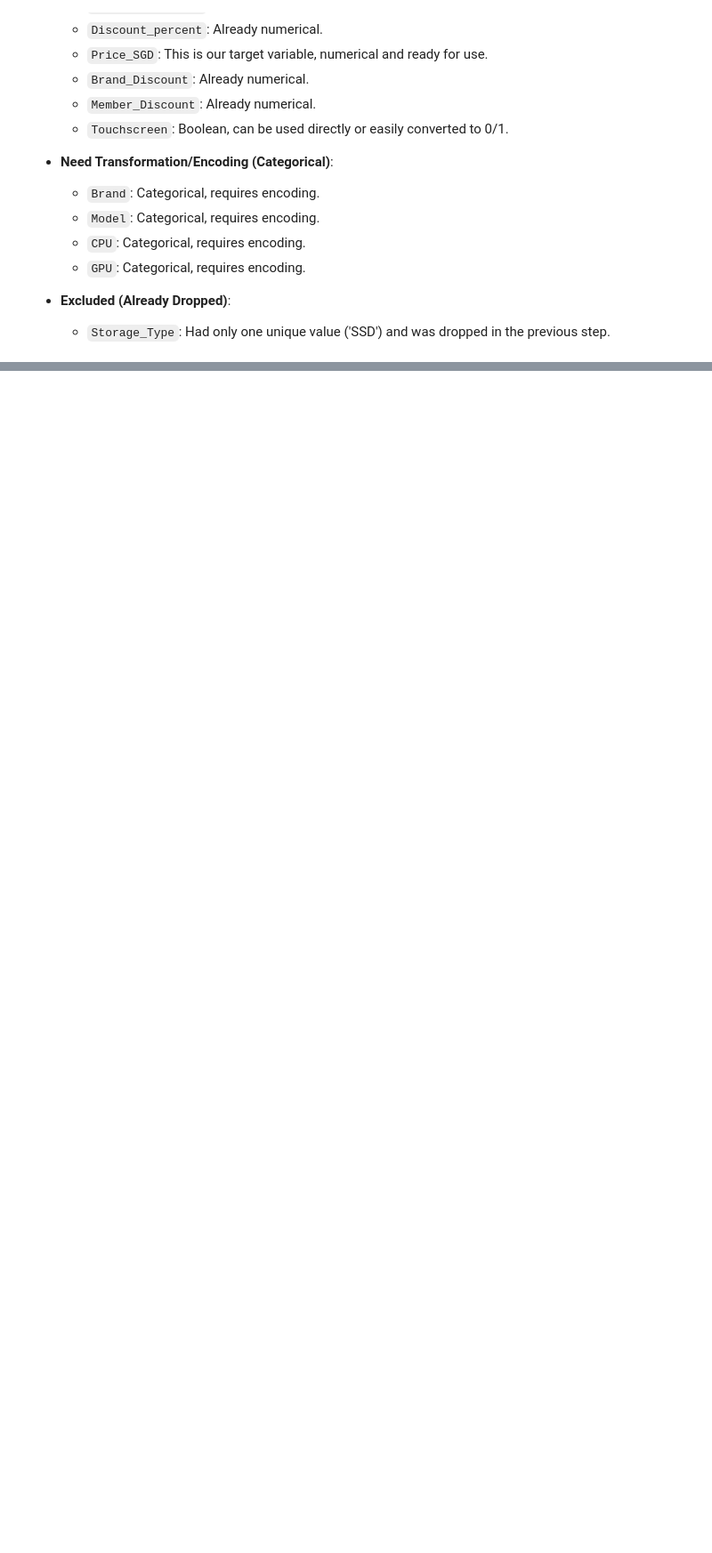
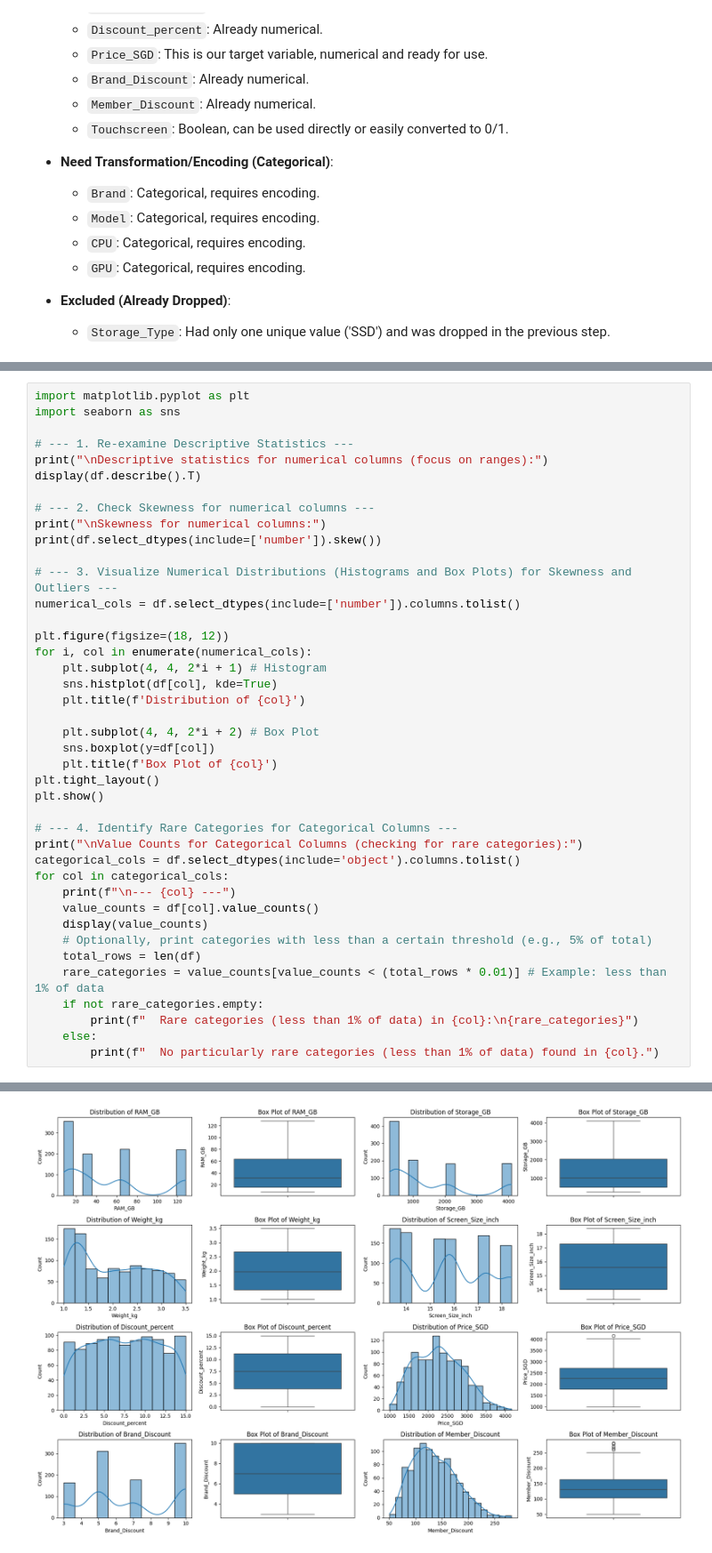
Before and after one commit to jameskch-collab/ADALL_github, a Jupyter notebook: Laptop.ipynb, the cells around one changed output, grey strips where cells are left out. Shown at 89% size. Drawn from its saved outputs; the diff is of its cells as text; blank space fills up the shorter version.

```diff
--- a/Laptop.ipynb
+++ b/Laptop.ipynb
@@ -141,0 +150,42 @@ Based on the analysis of data types, unique values, and domain knowledge, we can
+# %%
+import matplotlib.pyplot as plt
+import seaborn as sns
+
+# --- 1. Re-examine Descriptive Statistics ---
+print("\nDescriptive statistics for numerical columns (focus on ranges):")
+display(df.describe().T)
+
+# --- 2. Check Skewness for numerical columns ---
+print("\nSkewness for numerical columns:")
+print(df.select_dtypes(include=['number']).skew())
+
+# --- 3. Visualize Numerical Distributions (Histograms and Box Plots) for Skewness and Outliers ---
+numerical_cols = df.select_dtypes(include=['number']).columns.tolist()
+
+plt.figure(figsize=(18, 12))
+for i, col in enumerate(numerical_cols):
+    plt.subplot(4, 4, 2*i + 1) # Histogram
+    sns.histplot(df[col], kde=True)
+    plt.title(f'Distribution of {col}')
+
+    plt.subplot(4, 4, 2*i + 2) # Box Plot
+    sns.boxplot(y=df[col])
+    plt.title(f'Box Plot of {col}')
+plt.tight_layout()
+plt.show()
+
+# --- 4. Identify Rare Categories for Categorical Columns ---
+print("\nValue Counts for Categorical Columns (checking for rare categories):")
+categorical_cols = df.select_dtypes(include='object').columns.tolist()
+for col in categorical_cols:
+    print(f"\n--- {col} ---")
+    value_counts = df[col].value_counts()
+    display(value_counts)
+    # Optionally, print categories with less than a certain threshold (e.g., 5% of total)
+    total_rows = len(df)
+    rare_categories = value_counts[value_counts < (total_rows * 0.01)] # Example: less than 1% of data
+    if not rare_categories.empty:
+        print(f"  Rare categories (less than 1% of data) in {col}:\n{rare_categories}")
+    else:
+        print(f"  No particularly rare categories (less than 1% of data) found in {col}.")
+# %% [output]
@@ -141,0 +212 @@ Based on the analysis of data types, unique values, and domain knowledge, we can
+[figure, added]
```
Also changed, not shown: parts of 2 cells of this notebook.
